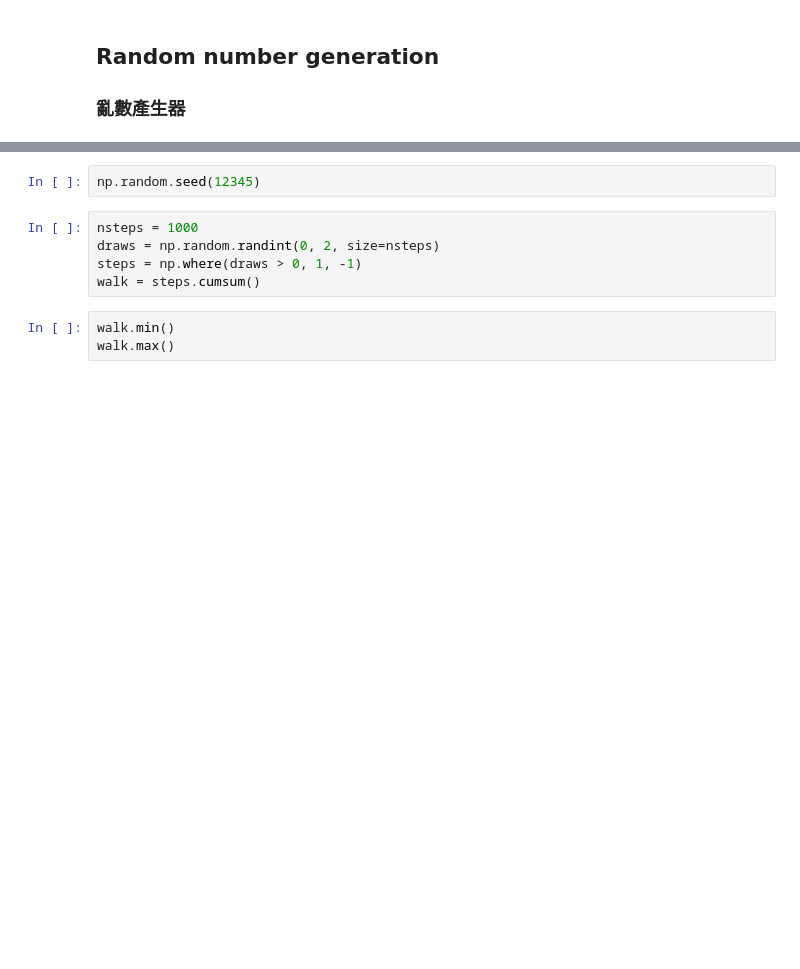
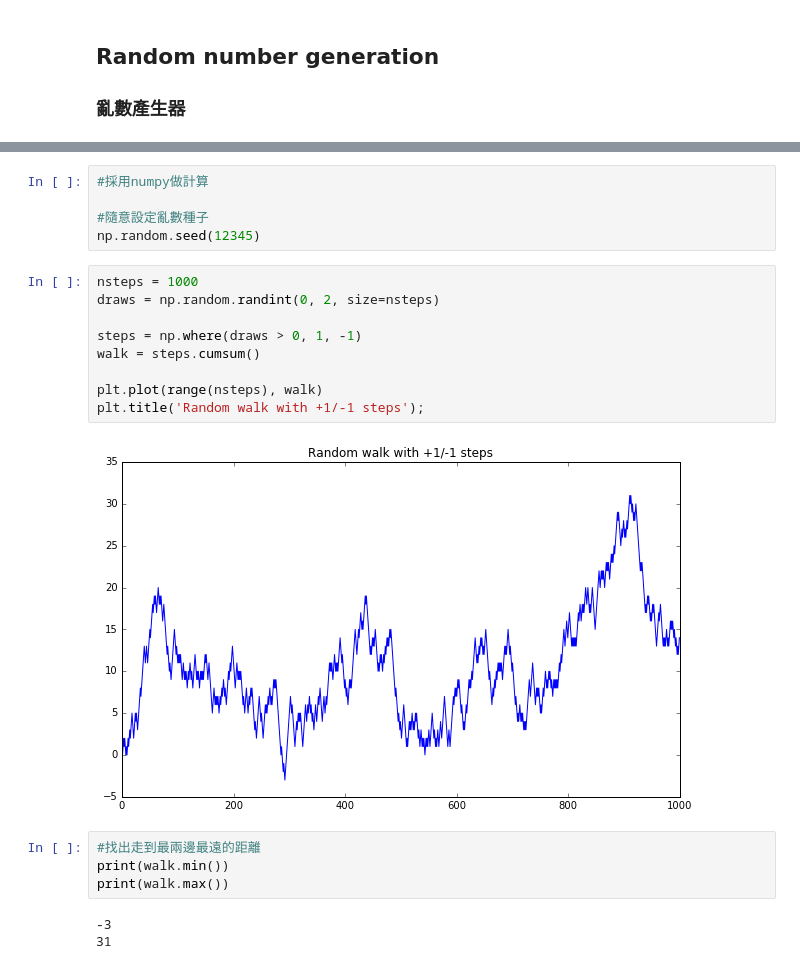
Before and after one commit to HuskyHsu/Python-for-Data-Analysis, a Jupyter notebook: ch04.ipynb, the cells around one changed output, grey strips where cells are left out. Drawn from its saved outputs; the diff is of its cells as text; blank space fills up the shorter version.

```diff
--- a/ch04.ipynb
+++ b/ch04.ipynb
@@ -1044,11 +1072,24 @@ for i in xrange(steps):
 # %%
+#採用numpy做計算
+
+#隨意設定亂數種子
 np.random.seed(12345)
 # %%
 nsteps = 1000
 draws = np.random.randint(0, 2, size=nsteps)
+
 steps = np.where(draws > 0, 1, -1)
 walk = steps.cumsum()
+
+plt.plot(range(nsteps), walk)
+plt.title('Random walk with +1/-1 steps');
+# %% [output]
+[figure, added]
 # %%
-walk.min()
-walk.max()
+#找出走到最兩邊最遠的距離
+print(walk.min())
+print(walk.max())
+# %% [output]
+-3
+31
 # %%
```
Also changed, not shown: parts of 44 cells of this notebook.
